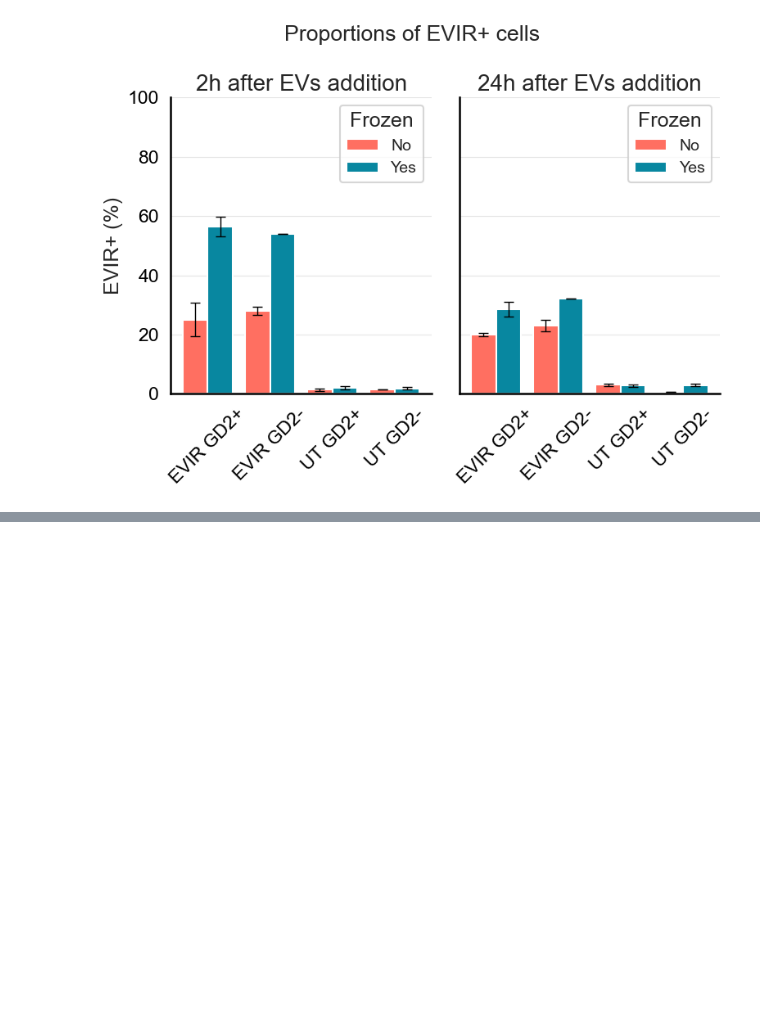
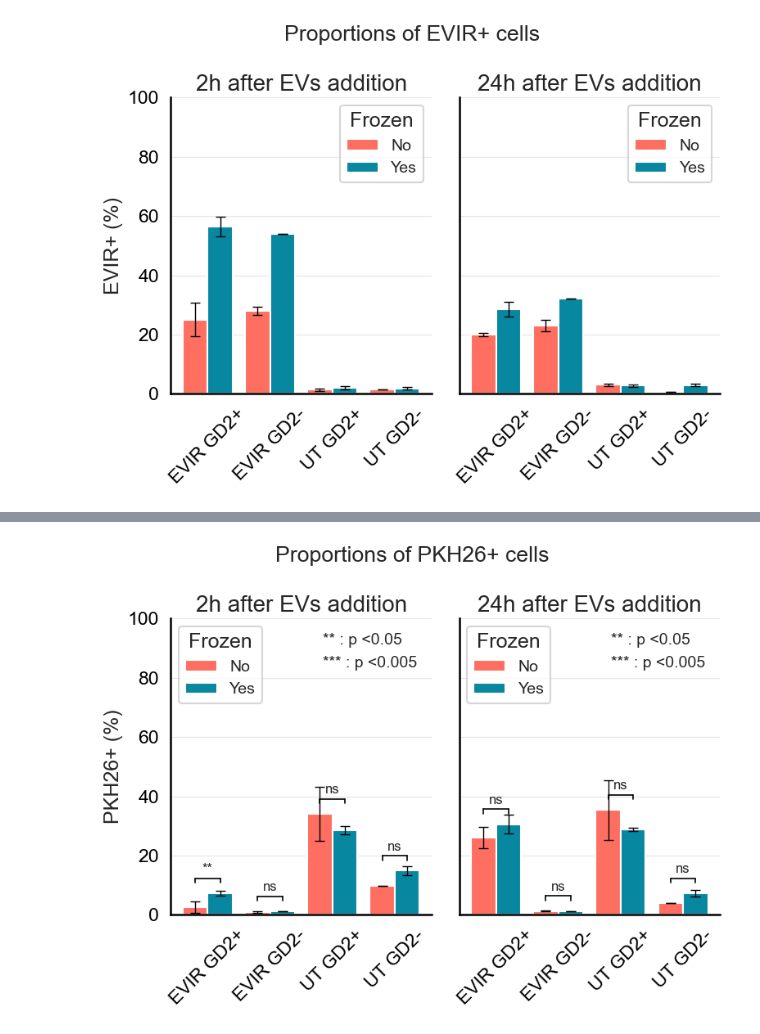
Before and after one commit to AlexiaGiroud/ThawingDCPs, a Jupyter notebook: assessing_function.ipynb, the cells around one changed output, grey strips where cells are left out. Drawn from its saved outputs; the diff is of its cells as text; code cells hidden in the pictures; blank space fills up the shorter version.

Commit message:
Statistical significance added to plots

```diff
--- a/assessing_function.ipynb
+++ b/assessing_function.ipynb
@@ -225,0 +383,18 @@ plt.savefig("Figures/assessing_function/proportionEVIR");
+# %%
+
+# Split by time point
+df_2h  = df_means_std[df_means_std["Time point"] == "2h"]
+df_24h = df_means_std[df_means_std["Time point"] == "24h"]
+
+fig, ax = plt.subplots(1, 2, figsize=(8, 6), sharey=True)
+
+# 1) Compute t-tests from RAW data (not df_means_std)
+
+plot_panel_pvalue(df_2h,  ax[0], "2h", "PKH26+")
+plot_panel_pvalue(df_24h, ax[1], "24h", "PKH26+")
+
+plt.suptitle("Proportions of PKH26+ cells")
+plt.tight_layout()
+plt.savefig("Figures/assessing_function/proportionPKH26");
+# %% [output]
+[figure, added]
```
Also changed, not shown: parts of 9 cells of this notebook, 3 other files.
